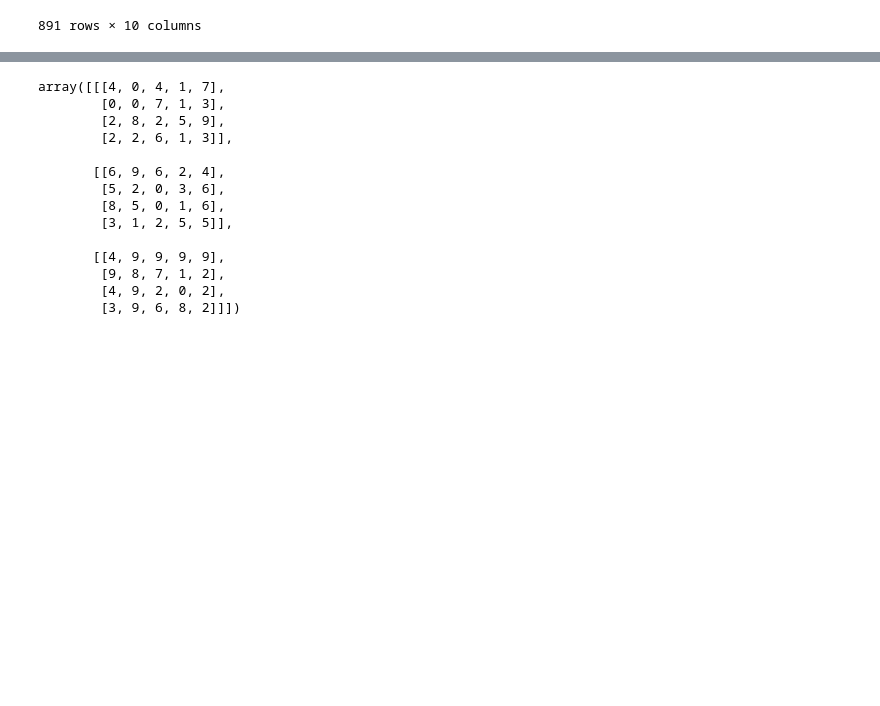
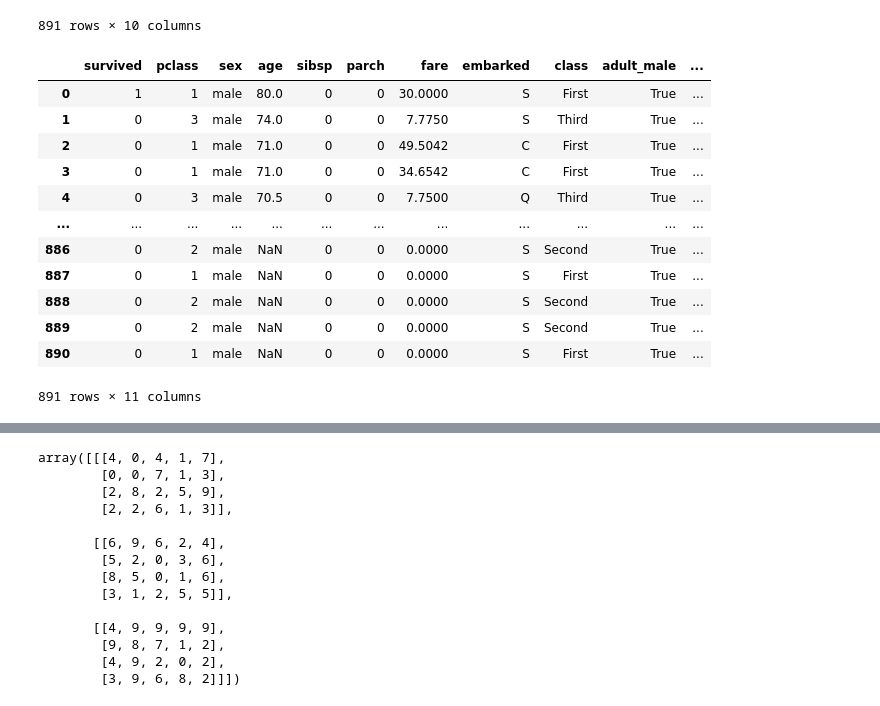
Before and after one commit to blackbutterfly0852/ADP_PRACTICE, a Jupyter notebook: 230114_데이터핸들링.ipynb, the cells around one changed output, grey strips where cells are left out. Cells and saved outputs as stored; diff of their text form; code cells hidden in the pictures; blank space fills up the shorter version.

```diff
--- a/230114_데이터핸들링.ipynb
+++ b/230114_데이터핸들링.ipynb
@@ -578,3 +578,25 @@ df
 | 26.0 | 1 | 0 | male | 1 | 0 | 30.0000 | C | Cherbourg | First | True |
 | 32.0 | 0 | 0 | male | 3 | 0 | 7.7500 | Q | Queenstown | Third | True |
 891 rows × 10 columns
+# %%
+# 16. 데이터 프레임을 값 기준으로 정려
+import pandas as pd
+df = pd.read_csv('data/titanic.csv')
+df.sort_values('age', inplace = True) # age 기준으로 오름차순
+df.sort_values(by = ['age', 'fare'], ascending = False, inplace = True)
+df.reset_index(drop = True, inplace = True)
+df
+# %% [output]
+|  | survived | pclass | sex | age | sibsp | parch | fare | embarked | class | adult_male | ... |
+| 0 | 1 | 1 | male | 80.0 | 0 | 0 | 30.0000 | S | First | True | ... |
+| 1 | 0 | 3 | male | 74.0 | 0 | 0 | 7.7750 | S | Third | True | ... |
+| 2 | 0 | 1 | male | 71.0 | 0 | 0 | 49.5042 | C | First | True | ... |
+| 3 | 0 | 1 | male | 71.0 | 0 | 0 | 34.6542 | C | First | True | ... |
+| 4 | 0 | 3 | male | 70.5 | 0 | 0 | 7.7500 | Q | Third | True | ... |
+| ... | ... | ... | ... | ... | ... | ... | ... | ... | ... | ... | ... |
+| 886 | 0 | 2 | male | NaN | 0 | 0 | 0.0000 | S | Second | True | ... |
+| 887 | 0 | 1 | male | NaN | 0 | 0 | 0.0000 | S | First | True | ... |
+| 888 | 0 | 2 | male | NaN | 0 | 0 | 0.0000 | S | Second | True | ... |
+| 889 | 0 | 2 | male | NaN | 0 | 0 | 0.0000 | S | Second | True | ... |
+| 890 | 0 | 1 | male | NaN | 0 | 0 | 0.0000 | S | First | True | ... |
+891 rows × 11 columns
```
Also changed, not shown: parts of 2 cells of this notebook.
